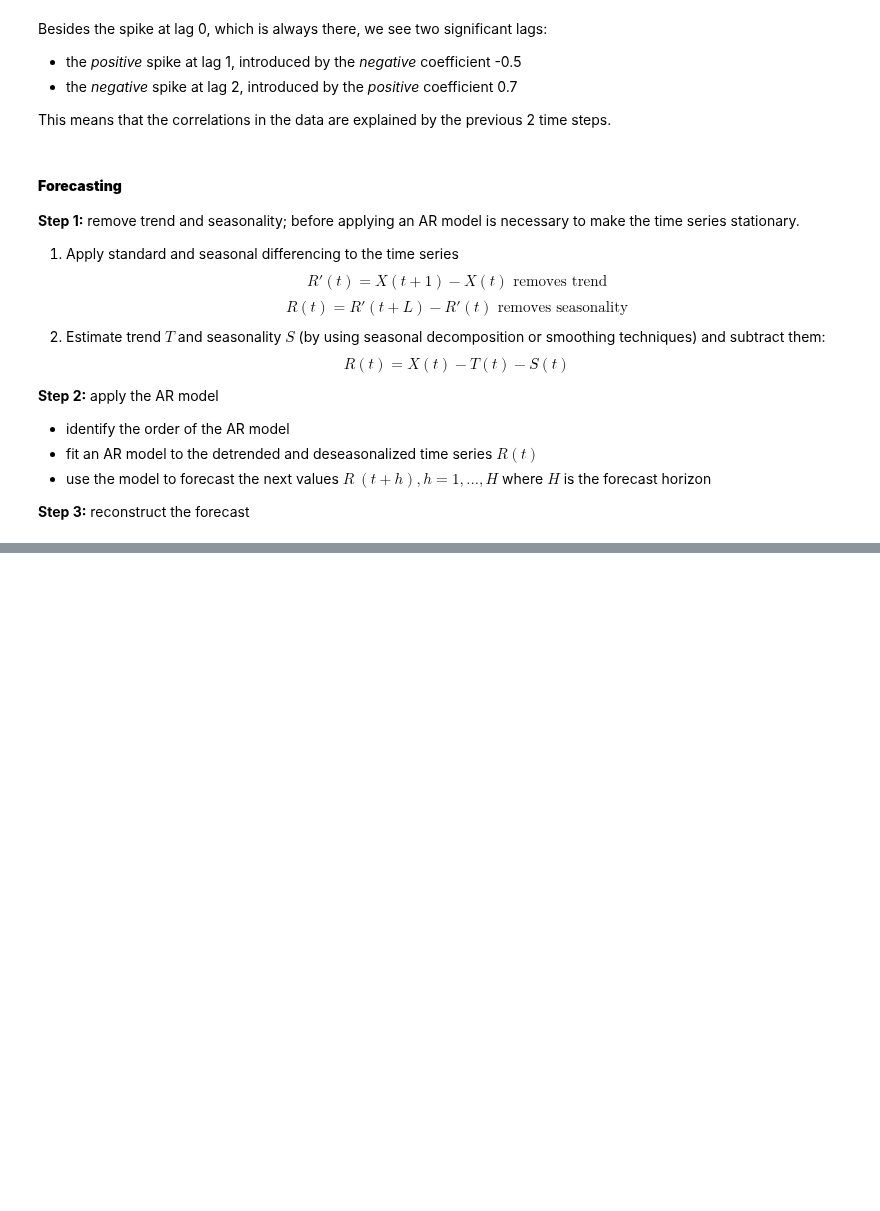
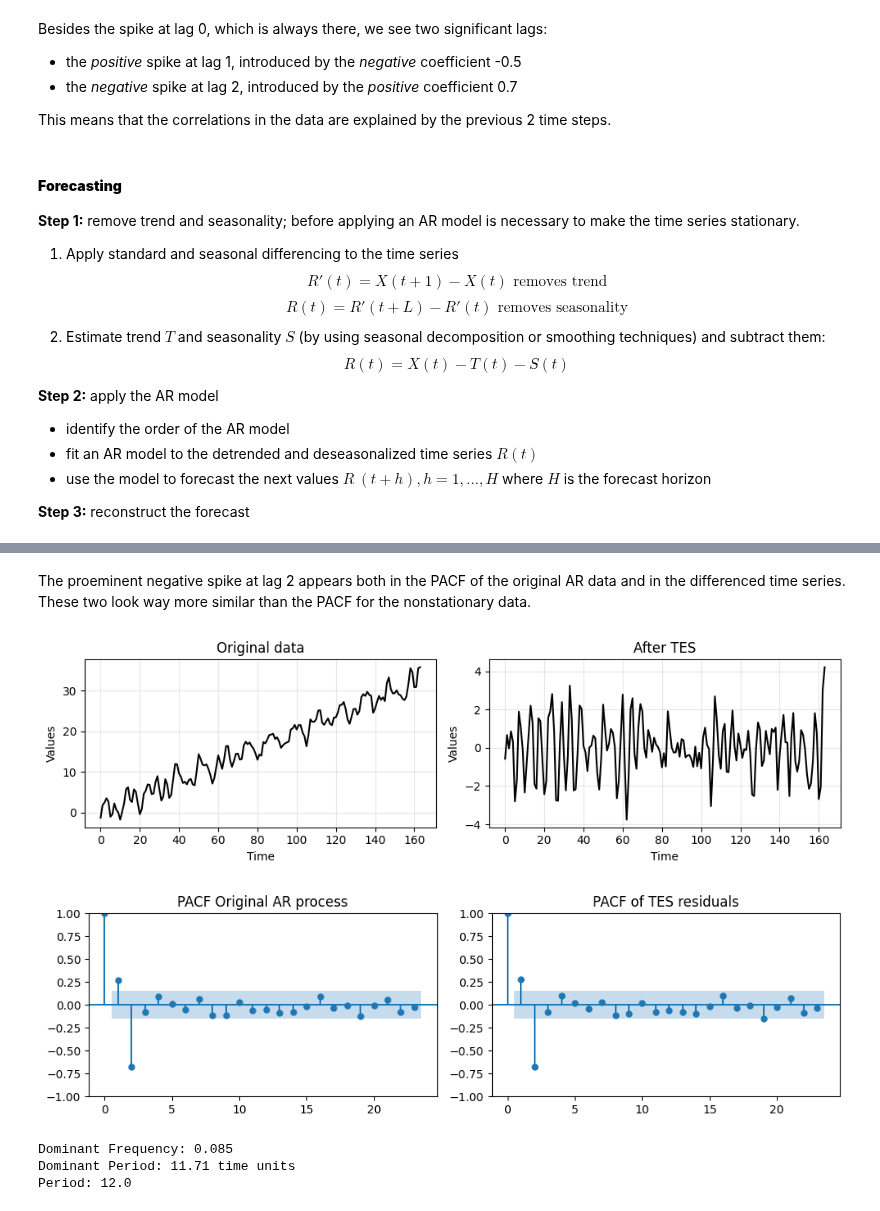
Before and after one commit to VladWero08/time-series-ad-gan, a Jupyter notebook: src/general/time-series-analysis.ipynb, the cells around one changed output, grey strips where cells are left out. Cells and saved outputs as stored; diff of their text form; code cells hidden in the pictures; blank space fills up the shorter version.

```diff
--- a/src/general/time-series-analysis.ipynb
+++ b/src/general/time-series-analysis.ipynb
@@ -799,0 +834,60 @@ plt.tight_layout();
+# %% [markdown]
+The proeminent negative spike at lag 2 appears both in the PACF of the original AR data and in the differenced time series. These two look way more similar than the PACF for the nonstationary data.
+# %%
+# as an alternative to differencing, we can estimate the trend and seasonality with triple exponential smoothing (tes)
+tes = ExponentialSmoothing(
+    train_data_ar,
+    trend="add",
+    seasonal="add",
+    seasonal_periods=12,
+).fit()
+trend_and_seasonality = tes.fittedvalues
+tes_residuals = train_data_ar - trend_and_seasonality
+
+# plot the original time series and the TES residuals
+_, ax = plt.subplots(1, 2, figsize=(10, 3))
+run_sequence_plot(time[:len(train_data_ar)], train_data_ar, title="Original data", ax=ax[0])
+run_sequence_plot(time[:len(train_data_ar)], tes_residuals, title="After TES", ax=ax[1])
+plt.tight_layout()
+
+# plot the PAFC of the original AR data and the TES residuals
+_, axes = plt.subplots(1, 2, figsize=(10, 3))
+plot_pacf(ar_data[:len(train_data_ar)], ax=axes[0], title="PACF Original AR process")
+plot_pacf(tes_residuals, ax=axes[1], title="PACF of TES residuals")
+plt.tight_layout();
+# %% [output]
+[figure, added]
+[figure, added]
+# %%
+# in this case we knew the period, but the period can be estimated with the FFT
+from scipy.fft import fft
+
+def fft_analysis(signal: np.array):
+    # linear detrending
+    slope, intercept = np.polyfit(np.arange(len(signal)), signal, 1)
+    trend = np.arange(len(signal)) * slope + intercept
+    detrended = signal - trend
+
+    fft_values = fft(detrended)
+    frequencies = np.fft.fftfreq(len(fft_values))
+
+    # remove negative frequencies and sort
+    positive_frequencies = frequencies[frequencies > 0]
+    magnitudes = np.abs(fft_values)[frequencies > 0]
+
+    # identify dominant frequency
+    dominant_frequency = positive_frequencies[np.argmax(magnitudes)]
+    print(f"Dominant Frequency: {dominant_frequency:.3f}")
+
+    # convert frequency to period (e.g., days, weeks, months, etc.)
+    dominant_period = 1 / dominant_frequency
+    print(f"Dominant Period: {dominant_period:.2f} time units")
+
+    return dominant_period, positive_frequencies, magnitudes
+
+period, _, _ = fft_analysis(train_data_ar)
+print(f"Period: {np.round(period)}")
+# %% [output]
+Dominant Frequency: 0.085
+Dominant Period: 11.71 time units
+Period: 12.0
```
Also changed, not shown: parts of 70 cells of this notebook.
